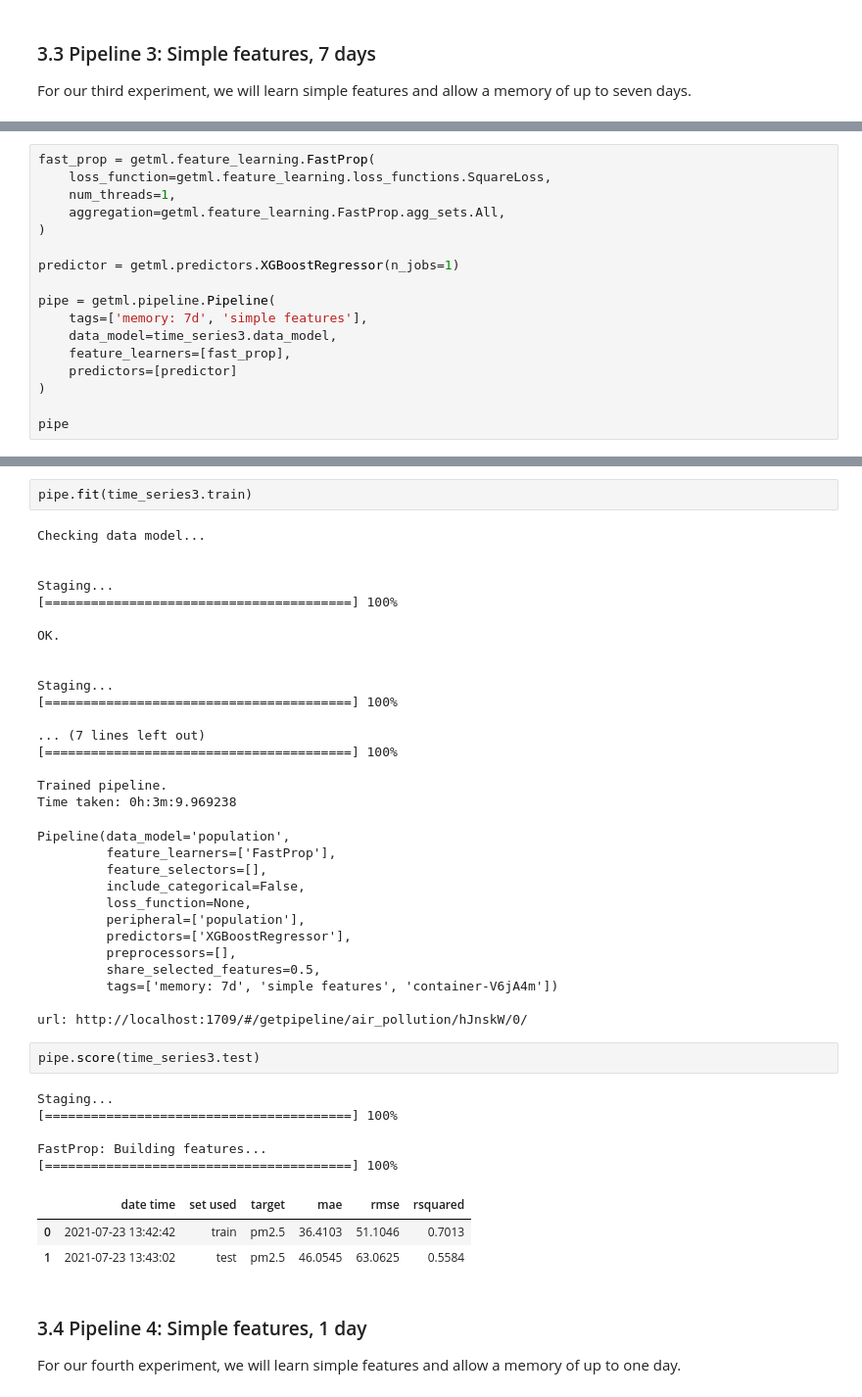
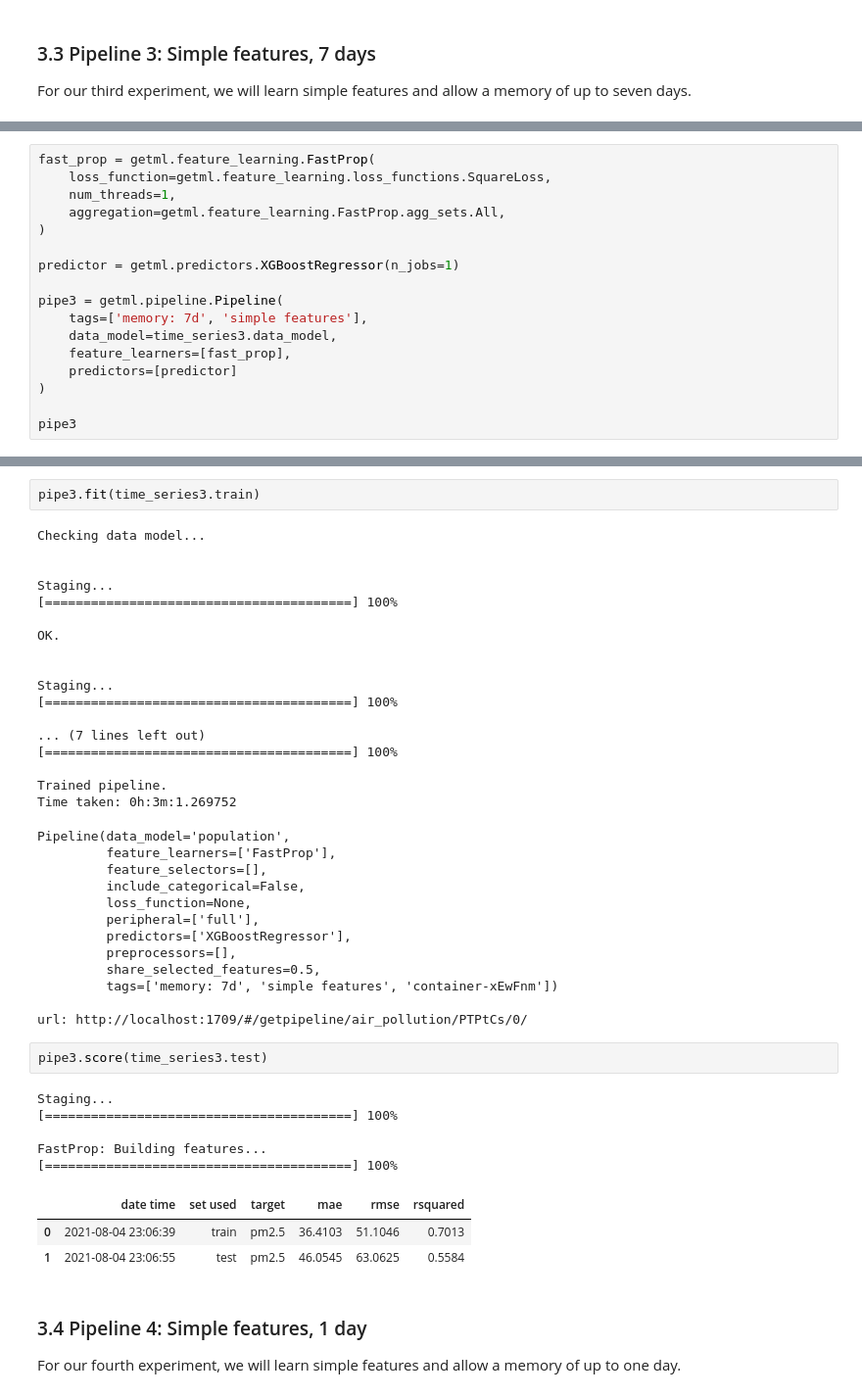
Before and after one commit to getml/getml-demo, a Jupyter notebook: air_pollution.ipynb, the cells around one changed output, grey strips where cells are left out. Shown at 98% size. Cells and saved outputs as stored; diff of their text form.

```diff
--- a/air_pollution.ipynb
+++ b/air_pollution.ipynb
@@ -471,14 +471,14 @@ fast_prop = getml.feature_learning.FastProp(
 
 predictor = getml.predictors.XGBoostRegressor(n_jobs=1)
 
-pipe = getml.pipeline.Pipeline(
+pipe3 = getml.pipeline.Pipeline(
     tags=['memory: 7d', 'simple features'],
     data_model=time_series3.data_model,
     feature_learners=[fast_prop],
     predictors=[predictor]
 )
 
-pipe
+pipe3
 # %% [output]
 Pipeline(data_model='population',
          feature_learners=['FastProp'],
@@ -501,7 +501,7 @@ Staging...
 
 OK.
 # %%
-pipe.fit(time_series3.train)
+pipe3.fit(time_series3.train)
 # %% [output]
 Checking data model...
 
@@ -519,30 +519,30 @@ Staging...
 [========================================] 100%
 
 Trained pipeline.
-Time taken: 0h:3m:9.969238
+Time taken: 0h:3m:1.269752
 Pipeline(data_model='population',
          feature_learners=['FastProp'],
          feature_selectors=[],
          include_categorical=False,
          loss_function=None,
-         peripheral=['population'],
+         peripheral=['full'],
          predictors=['XGBoostRegressor'],
          preprocessors=[],
          share_selected_features=0.5,
-         tags=['memory: 7d', 'simple features', 'container-V6jA4m'])
+         tags=['memory: 7d', 'simple features', 'container-xEwFnm'])
 
-url: http://localhost:1709/#/getpipeline/air_pollution/hJnskW/0/
+url: http://localhost:1709/#/getpipeline/air_pollution/PTPtCs/0/
 # %%
-pipe.score(time_series3.test)
+pipe3.score(time_series3.test)
 # %% [output]
 Staging...
 [========================================] 100%
 
 FastProp: Building features...
 [========================================] 100%
 |  | date time | set used | target | mae | rmse | rsquared |
-| 0 | 2021-07-23 13:42:42 | train | pm2.5 | 36.4103 | 51.1046 | 0.7013 |
-| 1 | 2021-07-23 13:43:02 | test | pm2.5 | 46.0545 | 63.0625 | 0.5584 |
+| 0 | 2021-08-04 23:06:39 | train | pm2.5 | 36.4103 | 51.1046 | 0.7013 |
+| 1 | 2021-08-04 23:06:55 | test | pm2.5 | 46.0545 | 63.0625 | 0.5584 |
 # %% [markdown]
 ### 3.4 Pipeline 4: Simple features, 1 day
 
```
Also changed, not shown: parts of 32 cells of this notebook.
